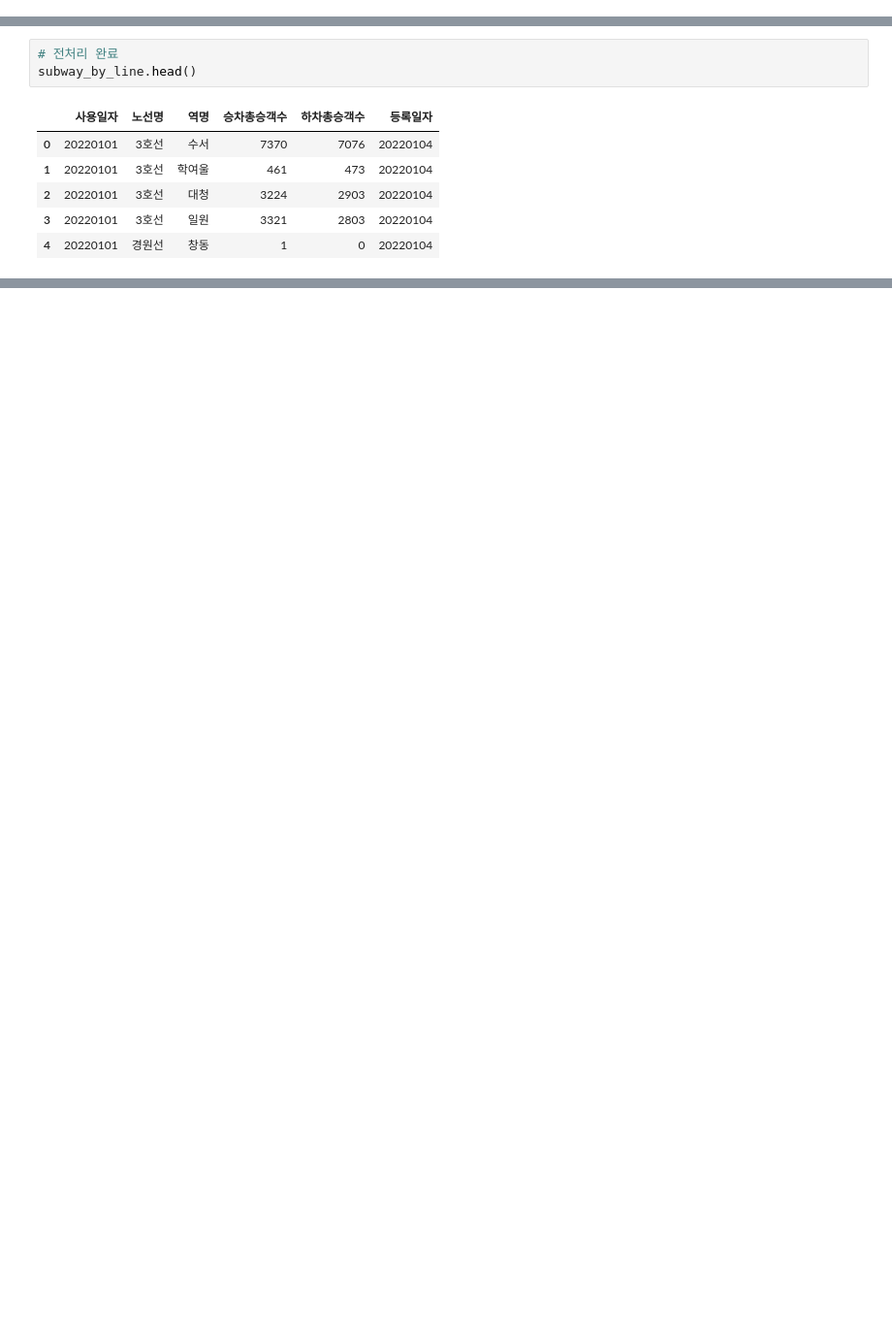
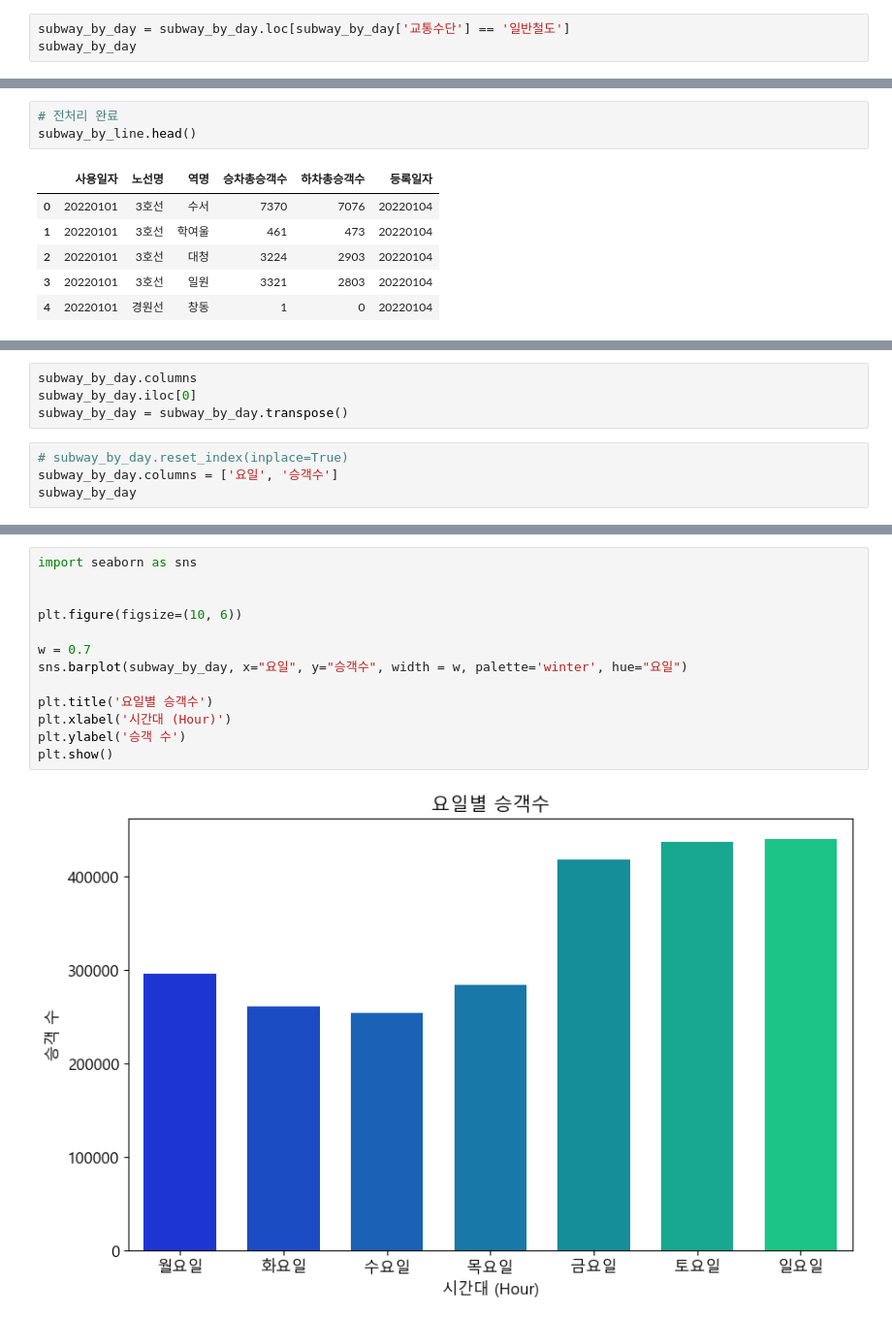
Before and after one commit to sonkeehoon/MyProject, a Jupyter notebook: 1. 프로젝트내용.ipynb, the cells around one changed output, grey strips where cells are left out. Shown: that part at 97% size. Saved outputs shown, nothing was run; the diff lists cells and outputs as text; blank space fills up the shorter version.

```diff
--- a/1. 프로젝트내용.ipynb
+++ b/1. 프로젝트내용.ipynb
@@ -85,3 +86,6 @@ subway_by_day
 | 0 | 고속버스 | 85120 | 68744 | 65369 | 74565 | 129145 | 148007 | 148802 |
 | 1 | 시외버스 | 196665 | 162736 | 156471 | 169061 | 244741 | 240060 | 251836 |
 | 2 | 일반철도 | 295923 | 261166 | 254397 | 284132 | 417717 | 437661 | 440481 |
+# %%
+subway_by_day = subway_by_day.loc[subway_by_day['교통수단'] == '일반철도']
+subway_by_day
@@ -151,0 +231,8 @@ subway_by_line.head()
+# %%
+subway_by_day.columns
+subway_by_day.iloc[0]
+subway_by_day = subway_by_day.transpose()
+# %%
+# subway_by_day.reset_index(inplace=True)
+subway_by_day.columns = ['요일', '승객수']
+subway_by_day
@@ -151,0 +248,15 @@ subway_by_line.head()
+# %%
+import seaborn as sns
+
+
+plt.figure(figsize=(10, 6))
+
+w = 0.7
+sns.barplot(subway_by_day, x="요일", y="승객수", width = w, palette='winter', hue="요일")
+
+plt.title('요일별 승객수')
+plt.xlabel('시간대 (Hour)')
+plt.ylabel('승객 수')
+plt.show()
+# %% [output]
+[figure, added]
```
Also changed, not shown: parts of 18 cells of this notebook.
